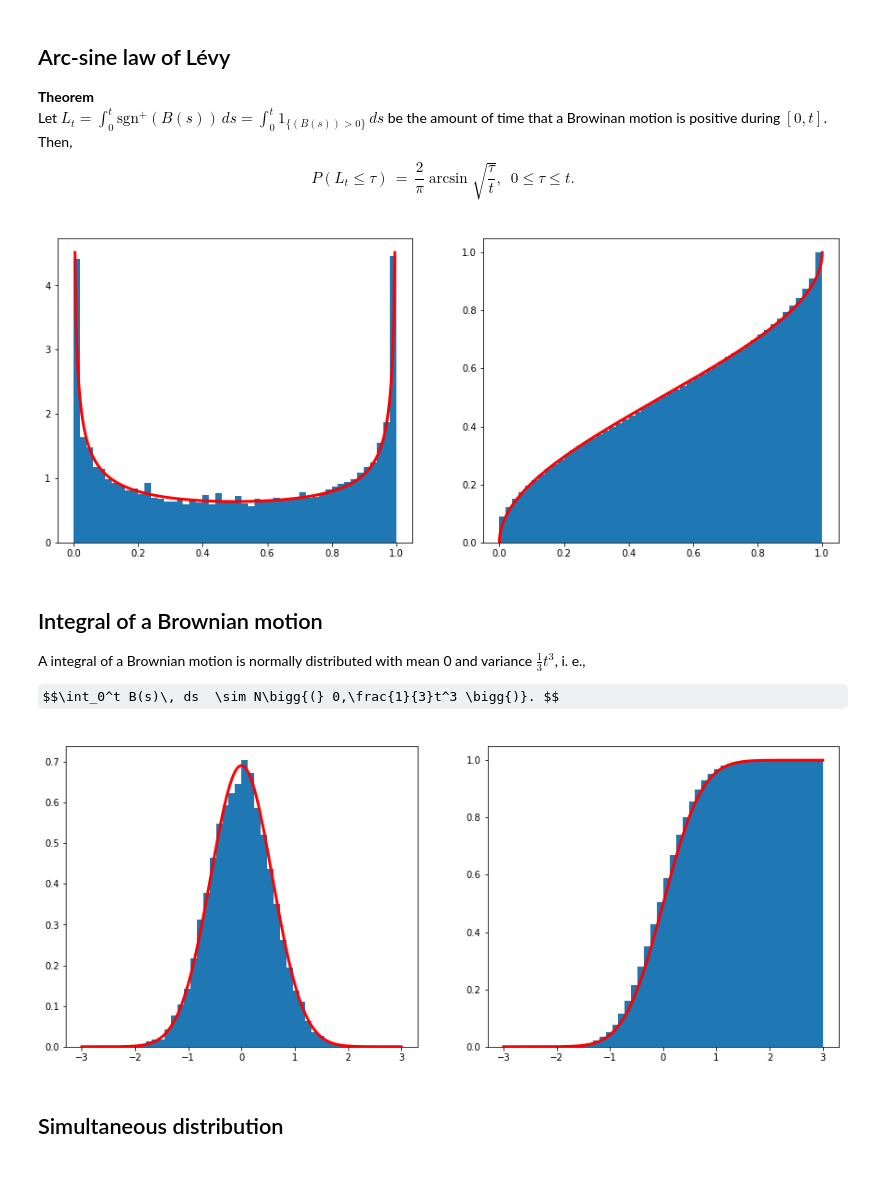
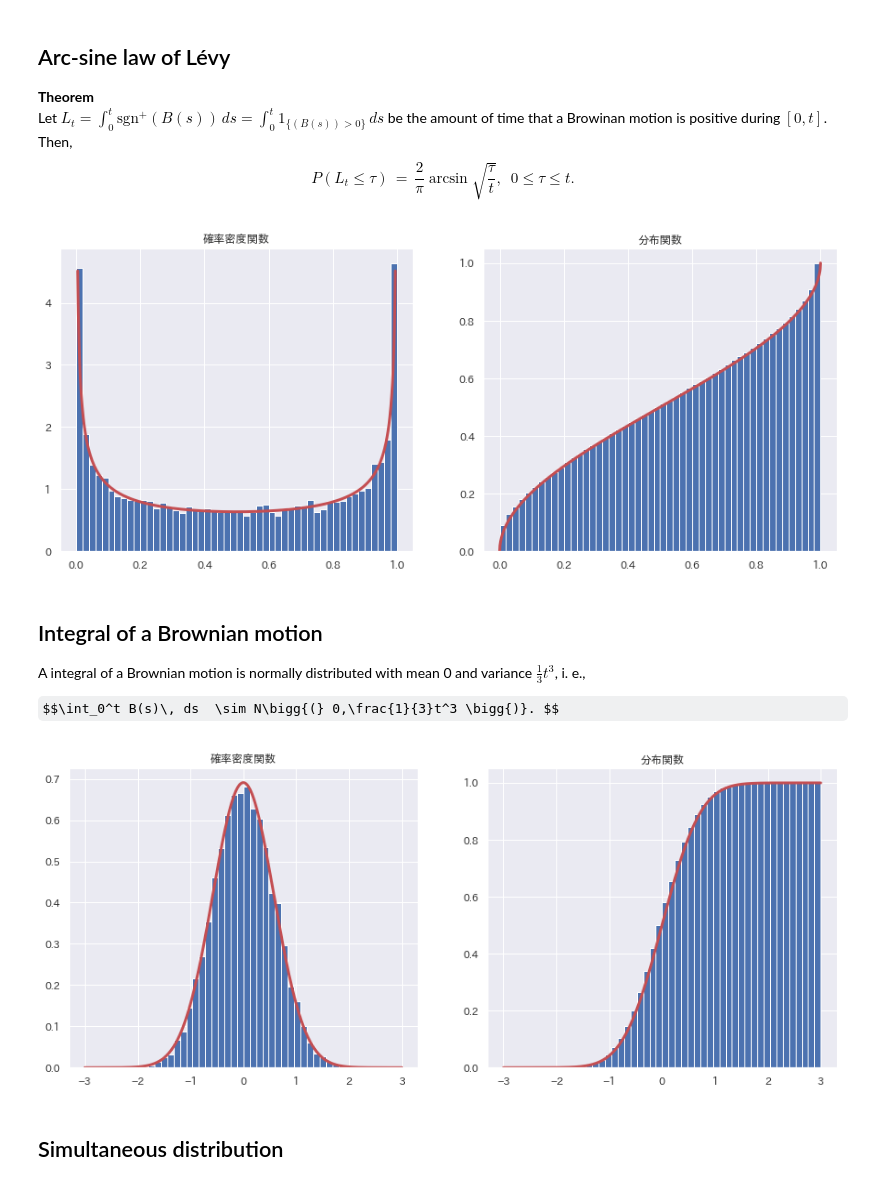
Before and after one commit to mo-mo-666/qiita-articles-script, a Jupyter notebook: arcsin-law/arcsin_law.ipynb, the cells around one changed output. Cells and saved outputs as stored; diff of their text form; code cells hidden in the pictures; some formulas as TeX source.

```diff
--- a/arcsin-law/arcsin_law.ipynb
+++ b/arcsin-law/arcsin_law.ipynb
@@ -6,6 +12,12 @@
 import numpy as np
 import matplotlib
 import matplotlib.pyplot as plt
+import seaborn as sns
+
+%matplotlib inline
+
+matplotlib.rcParams['font.family'] = 'IPAexGothic'
+sns.set(font='IPAexGothic')
 # %% [markdown]
 # Brownian motion (Wiener process)
 ___
@@ -49,25 +72,27 @@ $$ P(L_t \le \tau)\, = \, \frac{2}{\pi}\arcsin \sqrt{\frac{\tau}{t}}, \,\,\, 0 \
 step = 1000
 num = 10000
 
-diffs = np.random.randn(num, step).astype(np.float32) / np.sqrt(1 / step)
+diffs = np.random.randn(num, step+1).astype(np.float32) * np.sqrt(1 / step)
 diffs[:, 0] = 0.
 bms = np.cumsum(diffs, axis=1)
-cal_positive = np.sum(bms > 0, axis=1) / step
-x = np.linspace(0.005, 0.995, 9900)
+cal_positive = np.mean(bms[:, 1:] > 0, axis=1)
+x = np.linspace(0.005, 0.995, 990+1)
 thm_positive = 2 / np.pi * 1 / (2 * np.sqrt(x * (1 - x)))
-xd = np.linspace(0, 1, 10000)
+xd = np.linspace(0, 1, 1000+1)
 thm_dist = (2 / np.pi) * np.arcsin(np.sqrt(xd))
 
 plt.figure(figsize=(15, 6))
 plt.subplot(1, 2, 1)
 plt.hist(cal_positive, bins=50, density=True)
 plt.plot(x, thm_positive, linewidth=3, color='r')
+plt.title("確率密度関数")
 plt.subplot(1, 2, 2)
 plt.hist(cal_positive, bins=50, density=True, cumulative=True)
 plt.plot(xd, thm_dist, linewidth=3, color='r')
+plt.title("分布関数")
 plt.show()
 # %% [output]
-[figure, old version]
+[figure, new version]
 # %% [markdown]
 ## Integral of a Brownian motion
 A integral of a Brownian motion is normally distributed with mean 0 and variance $\frac{1}{3} t^3$,  i. e.,
@@ -76,25 +101,27 @@ $$\int_0^t B(s)\, ds  \sim N\bigg{(} 0,\frac{1}{3}t^3 \bigg{)}. $$
 # %%
 step = 1000
 num = 10000
 
-diffs = np.random.randn(num, step).astype(np.float32) * np.sqrt(1 / step)
+diffs = np.random.randn(num, step+1).astype(np.float32) * np.sqrt(1 / step)
 diffs[:, 0] = 0.
 bms = np.cumsum(diffs, axis=1)
-cal_inte = np.mean(bms, axis=1)
-x = np.linspace(-3, 3, 10000)
+cal_inte = np.mean(bms[:, 1:], axis=1)
+x = np.linspace(-3, 3, 1000+1)
 thm_inte = 1 / (np.sqrt(2 * np.pi * (1 / 3))) * np.exp(- x**2  / (2 * 1/3))
 thm_cum = np.cumsum(thm_inte) / len(x) * 6
 
 
 plt.figure(figsize=(15, 6))
 plt.subplot(1, 2, 1)
 plt.hist(cal_inte, bins=50, density=True, range=(-3, 3))
 plt.plot(x, thm_inte, linewidth=3, color='r')
+plt.title("確率密度関数")
 plt.subplot(1, 2, 2)
 plt.hist(cal_inte, bins=50, density=True, cumulative=True, range=(-3, 3))
 plt.plot(x, thm_cum, linewidth=3, color='r')
+plt.title("分布関数")
 plt.show()
 # %% [output]
-[figure, old version]
+[figure, new version]
 # %% [markdown]
 ## Simultaneous distribution
```
Also changed, not shown: parts of 6 cells of this notebook.
